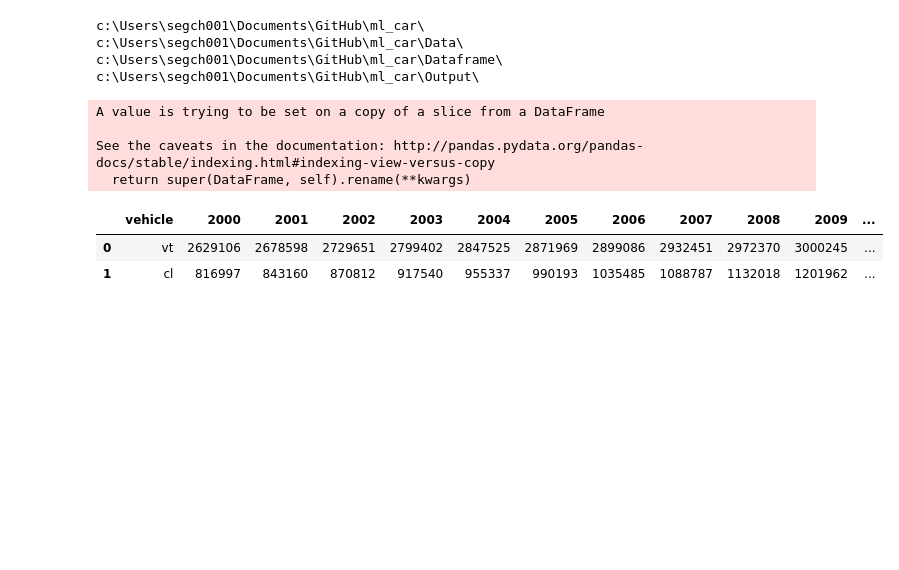
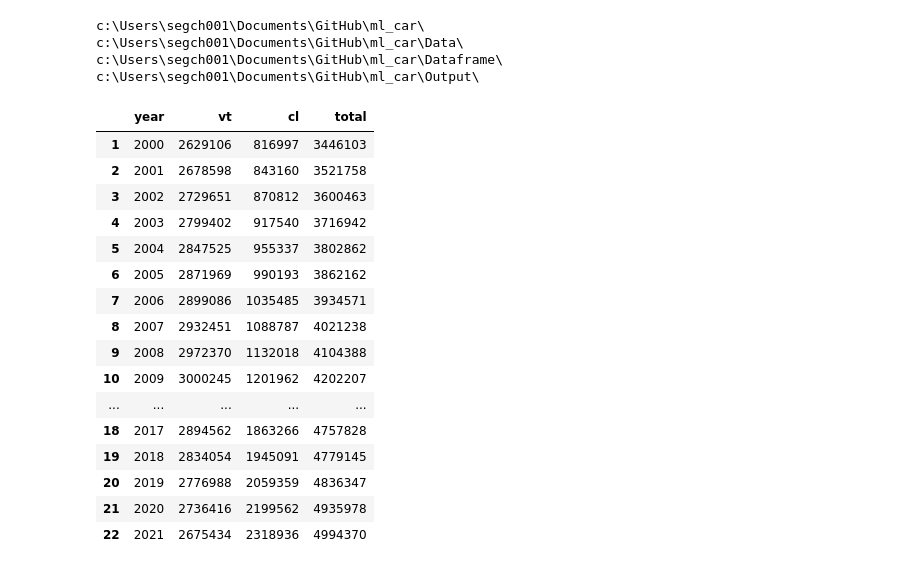
Before and after one commit to caseguin/car_stock_forecast, a Jupyter notebook: clean_saaq.ipynb, the cells around one changed output. Saved outputs shown, nothing was run; the diff lists cells and outputs as text; code cells hidden in the pictures; blank space fills up the shorter version.

```diff
--- a/clean_saaq.ipynb
+++ b/clean_saaq.ipynb
@@ -58,25 +60,31 @@ c:\Users\segch001\Documents\GitHub\ml_car\Dataframe\
 c:\Users\segch001\Documents\GitHub\ml_car\Output\
 # %%
 # Import et nettoyage
-cars = pd.read_excel(path_data + 'BDSOQ.xlsx', header=4)
+cars = pd.read_excel(path_data + 'BDSOQ.xlsx', header=5)
 # Source des données :
 # https://bdso.gouv.qc.ca/pls/ken/ken213_afich_tabl.page_tabl?p_iden_tran=&p_lang=&p_m_o=SAAQ&p_id_ss_domn=718&p_id_raprt=3372#tri_age=1&tri_tertr=0
 
-cars_ld = cars.loc[3:4]
+cars_ld = cars.loc[3:4].T.reset_index().loc[1:]
 pd.set_option('display.max_columns', None)
-cars_ld.rename(columns={cars_ld.columns[0]: 'vehicle'}, inplace=True)
-cars_ld = cars_ld.reset_index(drop=True)
-
-replacements = {0: 'vt', 1: 'cl'}
-for index, value in replacements.items():
-    cars_ld.at[index, 'vehicle'] = value
-
+column_names = ['year', 'vt', 'cl']
+cars_ld.columns.values[0:len(column_names)] = column_names
+cars_ld['total'] = cars_ld['vt'] + cars_ld['cl']
 cars_ld
 # %% [output]
-A value is trying to be set on a copy of a slice from a DataFrame
-
-See the caveats in the documentation: http://pandas.pydata.org/pandas-docs/stable/indexing.html#indexing-view-versus-copy
-  return super(DataFrame, self).rename(**kwargs)
-|  | vehicle | 2000 | 2001 | 2002 | 2003 | 2004 | 2005 | 2006 | 2007 | 2008 | 2009 | ... |
-| 0 | vt | 2629106 | 2678598 | 2729651 | 2799402 | 2847525 | 2871969 | 2899086 | 2932451 | 2972370 | 3000245 | ... |
-| 1 | cl | 816997 | 843160 | 870812 | 917540 | 955337 | 990193 | 1035485 | 1088787 | 1132018 | 1201962 | ... |
+|  | year | vt | cl | total |
+| 1 | 2000 | 2629106 | 816997 | 3446103 |
+| 2 | 2001 | 2678598 | 843160 | 3521758 |
+| 3 | 2002 | 2729651 | 870812 | 3600463 |
+| 4 | 2003 | 2799402 | 917540 | 3716942 |
+| 5 | 2004 | 2847525 | 955337 | 3802862 |
+| 6 | 2005 | 2871969 | 990193 | 3862162 |
+| 7 | 2006 | 2899086 | 1035485 | 3934571 |
+| 8 | 2007 | 2932451 | 1088787 | 4021238 |
+| 9 | 2008 | 2972370 | 1132018 | 4104388 |
+| 10 | 2009 | 3000245 | 1201962 | 4202207 |
+| ... | ... | ... | ... | ... |
+| 18 | 2017 | 2894562 | 1863266 | 4757828 |
+| 19 | 2018 | 2834054 | 1945091 | 4779145 |
+| 20 | 2019 | 2776988 | 2059359 | 4836347 |
+| 21 | 2020 | 2736416 | 2199562 | 4935978 |
+| 22 | 2021 | 2675434 | 2318936 | 4994370 |
```
Also changed, not shown: parts of 6 cells of this notebook.
